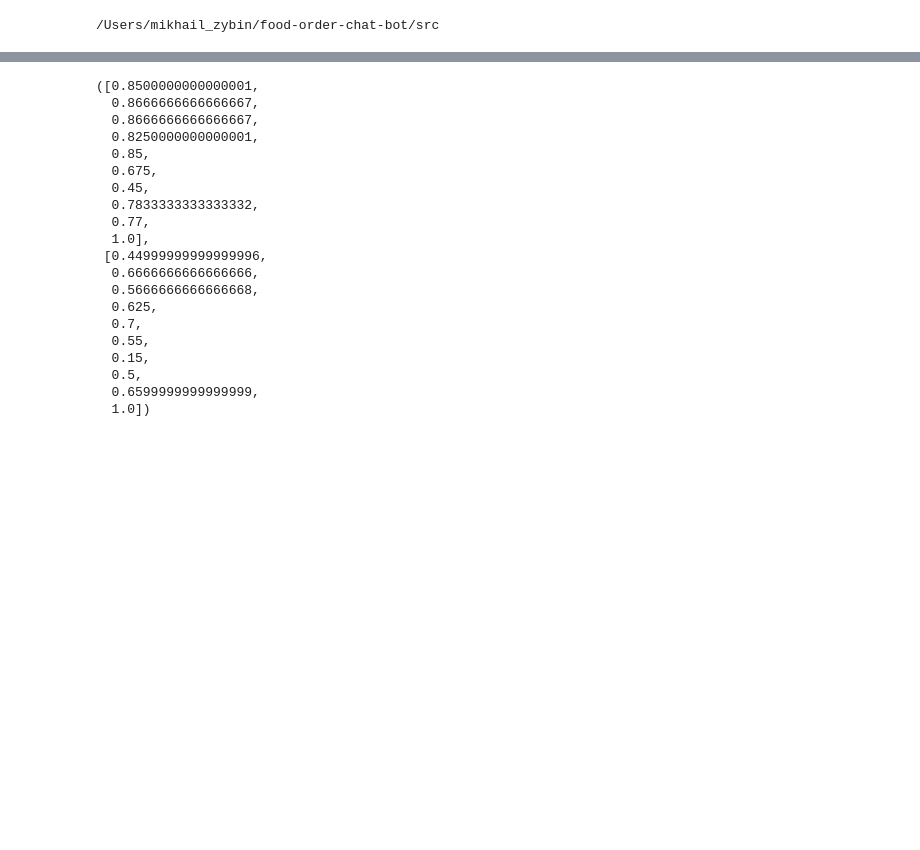
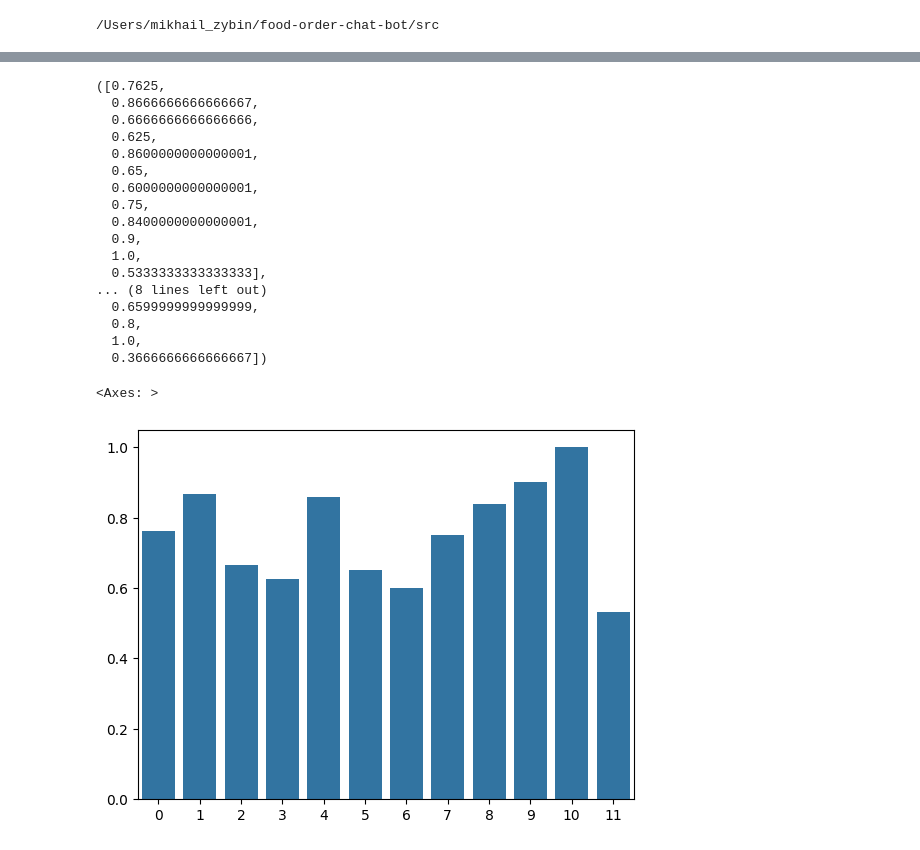
Before and after one commit to zybinmikhail/food-order-chatbot, a Jupyter notebook: notebooks/evaluator.ipynb, the cells around one changed output, grey strips where cells are left out. Saved outputs shown, nothing was run; the diff lists cells and outputs as text; code cells hidden in the pictures; blank space fills up the shorter version.

```diff
--- a/notebooks/evaluator.ipynb
+++ b/notebooks/evaluator.ipynb
@@ -94,8 +9,8 @@ def evaluate_scenario(scenario_id: int) -> tuple[float, float]:
 # %%
 factual_correctness_list = []
 appropriateness_list = []
-for i in range(1, 11):
-    factual_correctness, appropriateness = evaluate_scenario(i)
+for i in range(1, 13):
+    factual_correctness, appropriateness = evaluator.evaluate_scenario(i)
     factual_correctness_list.append(factual_correctness)
     appropriateness_list.append(appropriateness)
 # %% [output]
@@ -143,23 +76,25 @@ Which one of these restaurants sounds appealing to you?
 # %%
 factual_correctness_list, appropriateness_list
 # %% [output]
-([0.8500000000000001,
+([0.7625,
   0.8666666666666667,
-  0.8666666666666667,
-  0.8250000000000001,
-  0.85,
-  0.675,
-  0.45,
-  0.7833333333333332,
-  0.77,
-  1.0],
- [0.44999999999999996,
   0.6666666666666666,
-  0.5666666666666668,
   0.625,
-  0.7,
-  0.55,
-  0.15,
-  0.5,
+  0.8600000000000001,
+  0.65,
+  0.6000000000000001,
+  0.75,
+  0.8400000000000001,
+  0.9,
+  1.0,
+  0.5333333333333333],
+... (8 lines left out)
   0.6599999999999999,
-  1.0])
+  0.8,
+  1.0,
+  0.3666666666666667])
+# %%
+sns.barplot(factual_correctness_list)
+# %% [output]
+<Axes: >
+[figure, added]
```
Also changed, not shown: parts of 3 cells of this notebook, 23 other files.
